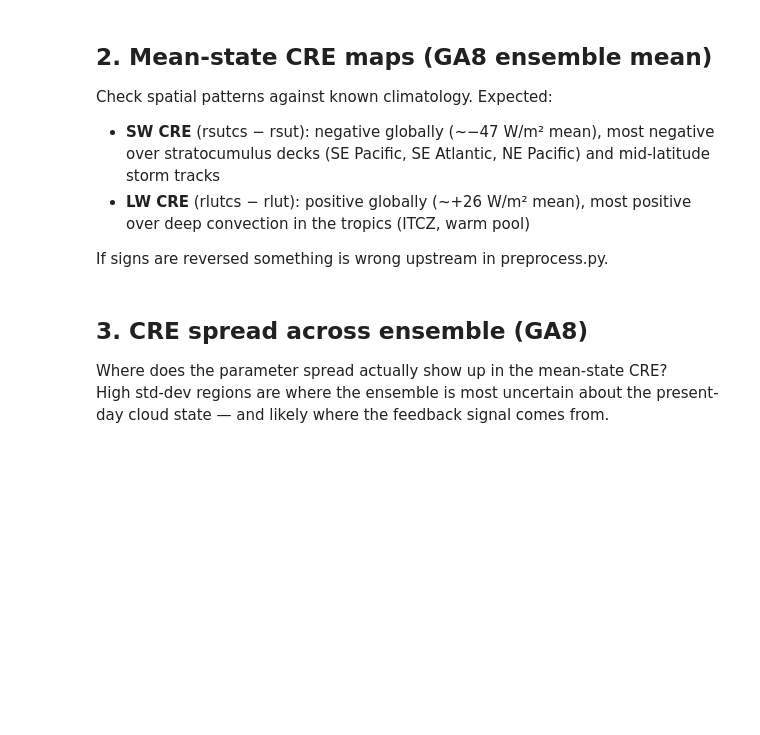
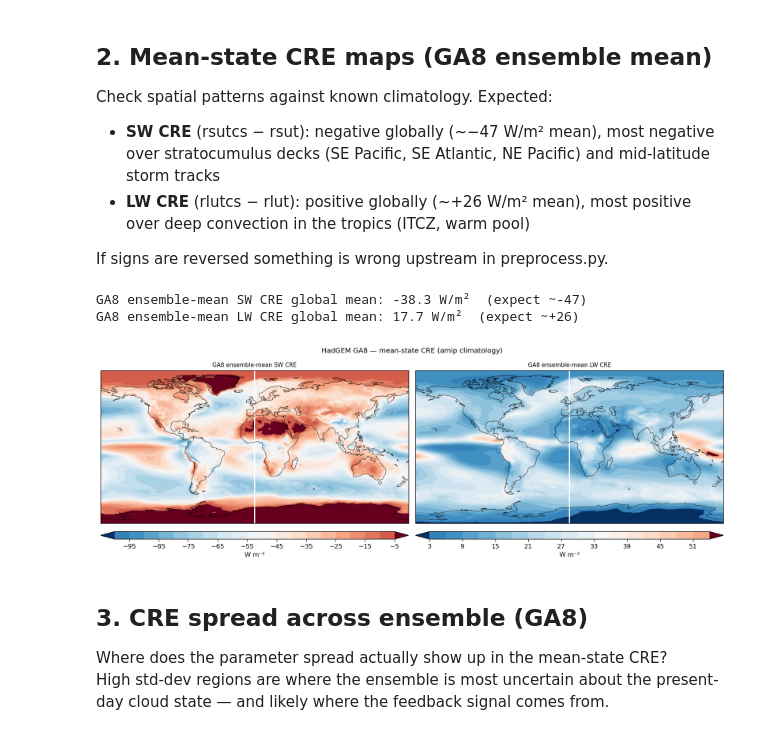
Before and after one commit to evanwellmeyer/cloud_feedbacks, a Jupyter notebook: sanity_checks.ipynb, the cells around one changed output. Saved outputs shown, nothing was run; the diff lists cells and outputs as text; code cells hidden in the pictures; blank space fills up the shorter version.

```diff
--- a/sanity_checks.ipynb
+++ b/sanity_checks.ipynb
@@ -73,37 +81,52 @@ Check spatial patterns against known climatology. Expected:
 
 If signs are reversed something is wrong upstream in preprocess.py.
 # %%
-def map_ax(ax, data, lat, lon, title, vmin, vmax, cmap="RdBu_r", units="W m⁻²"):
-    """Quick filled-contour map on a PlateCarree axes."""
+def map_ax(ax, data, lat, lon, title, vmin, vmax, cmap="RdBu_r", units="W m⁻²",
+           cbar_width="100%", cbar_height="5%", cbar_pad=-2.5):
+    """
+    Quick filled-contour map on a PlateCarree axes.
+
+    cbar_width  : width of colorbar relative to the map axes (e.g. "100%", "80%")
+    cbar_height : thickness of the colorbar bar (e.g. "5%")
+    cbar_pad    : vertical offset in points; negative moves it closer to the map
+    """
     cf = ax.contourf(lon, lat, data, levels=21, vmin=vmin, vmax=vmax,
                      cmap=cmap, transform=ccrs.PlateCarree(), extend="both")
+
     ax.coastlines(linewidth=0.5)
     ax.set_title(title, fontsize=9)
-    plt.colorbar(cf, ax=ax, orientation="horizontal", pad=0.04, shrink=0.9,
-                 label=units, fraction=0.046)
+    # inset_axes anchors to the actual map area, not the subplot bounding box,
+    # so cbar_width="100%" really does span the full map width
+    cax = inset_axes(ax, width=cbar_width, height=cbar_height,
+                     loc="lower center", borderpad=cbar_pad)
+    plt.colorbar(cf, cax=cax, orientation="horizontal", label=units)
 
 proj = ccrs.PlateCarree()
 
 # GA8 ensemble mean CRE
 ga8_sw_mean = ga8_cre.sel(channel="sw_cre").mean("realization").values
 ga8_lw_mean = ga8_cre.sel(channel="lw_cre").mean("realization").values
 lat = ga8_cre.latitude.values
 lon = ga8_cre.longitude.values
 
 print(f"GA8 ensemble-mean SW CRE global mean: {ga8_sw_mean.mean():.1f} W/m²  (expect ~-47)")
 print(f"GA8 ensemble-mean LW CRE global mean: {ga8_lw_mean.mean():.1f} W/m²  (expect ~+26)")
 
 fig, axes = plt.subplots(1, 2, figsize=(14, 4),
                          subplot_kw={"projection": proj})
 
 map_ax(axes[0], ga8_sw_mean, lat, lon,
        "GA8 ensemble-mean SW CRE", vmin=-120, vmax=20)
 map_ax(axes[1], ga8_lw_mean, lat, lon,
        "GA8 ensemble-mean LW CRE", vmin=-10,  vmax=80)
 
 plt.suptitle("HadGEM GA8 — mean-state CRE (amip climatology)", fontsize=11, y=1.01)
 plt.tight_layout()
 plt.show()
+# %% [output]
+GA8 ensemble-mean SW CRE global mean: -38.3 W/m²  (expect ~-47)
+GA8 ensemble-mean LW CRE global mean: 17.7 W/m²  (expect ~+26)
+[figure, added]
 # %% [markdown]
 ## 3. CRE spread across ensemble (GA8)
 
```
Also changed, not shown: parts of 10 cells of this notebook, 2 other files.
